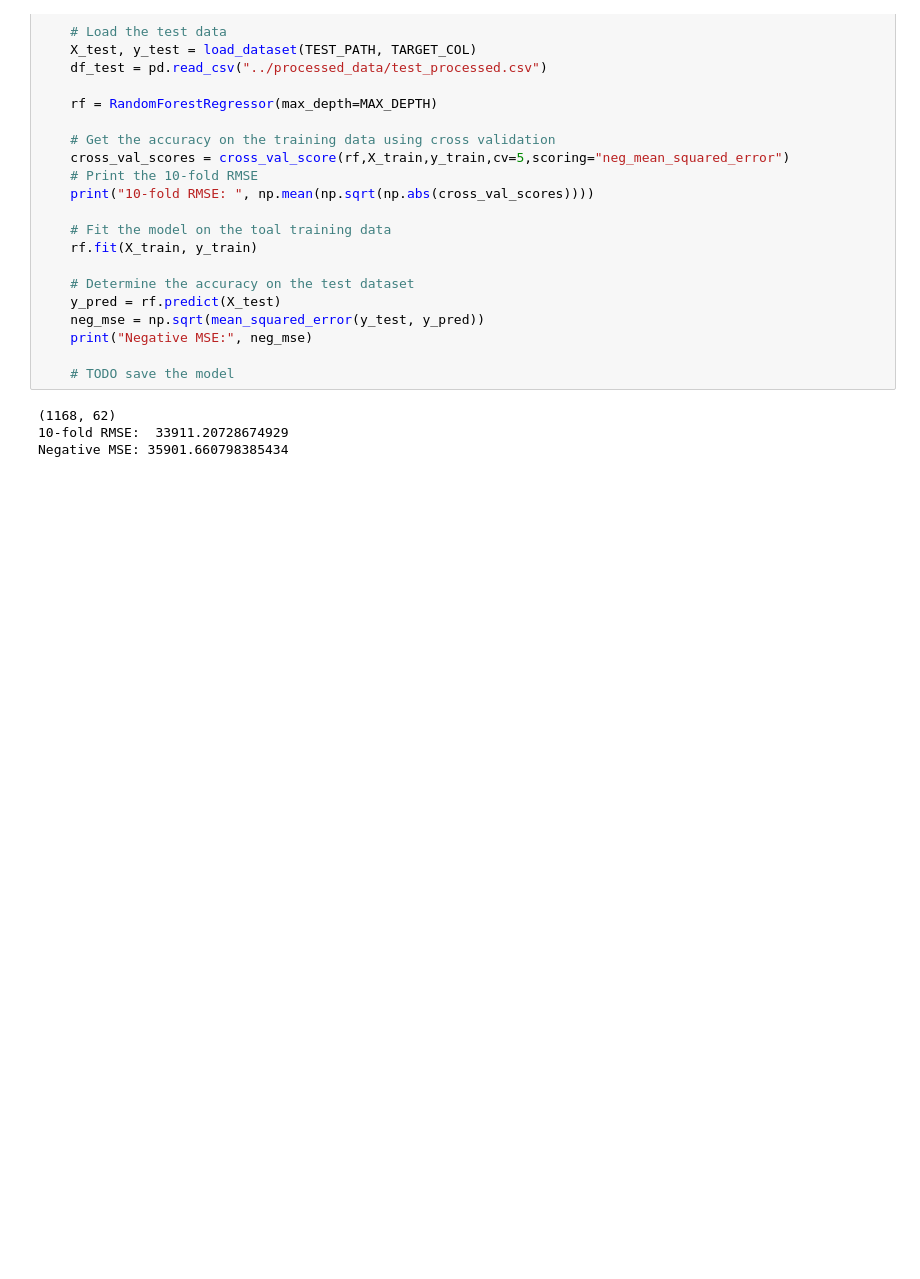
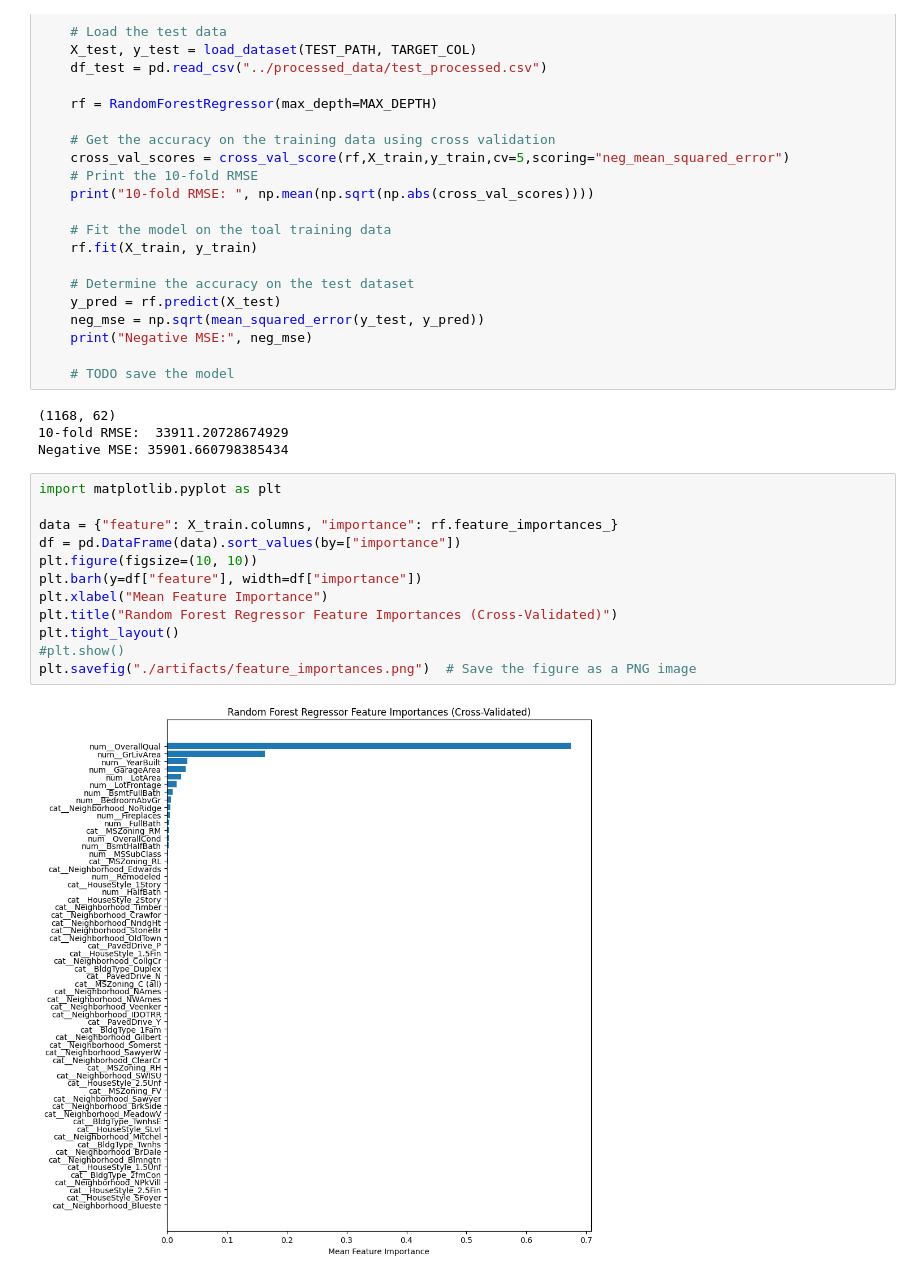
Before and after one commit to longtongster/ml-project-template, a Jupyter notebook: notebooks/test-notebook.ipynb, the cells around one changed output. Drawn from its saved outputs; the diff is of its cells as text; blank space fills up the shorter version.

```diff
--- a/notebooks/test-notebook.ipynb
+++ b/notebooks/test-notebook.ipynb
@@ -93,3 +93,17 @@ if __name__ == "__main__":
 (1168, 62)
 10-fold RMSE:  33911.20728674929
 Negative MSE: 35901.660798385434
+# %%
+import matplotlib.pyplot as plt
+
+data = {"feature": X_train.columns, "importance": rf.feature_importances_}
+df = pd.DataFrame(data).sort_values(by=["importance"])
+plt.figure(figsize=(10, 10))
+plt.barh(y=df["feature"], width=df["importance"])
+plt.xlabel("Mean Feature Importance")
+plt.title("Random Forest Regressor Feature Importances (Cross-Validated)")
+plt.tight_layout()
+#plt.show()
+plt.savefig("./artifacts/feature_importances.png")  # Save the figure as a PNG image
+# %% [output]
+[figure, added]
```
Also changed, not shown: parts of 3 cells of this notebook, 6 other files.
